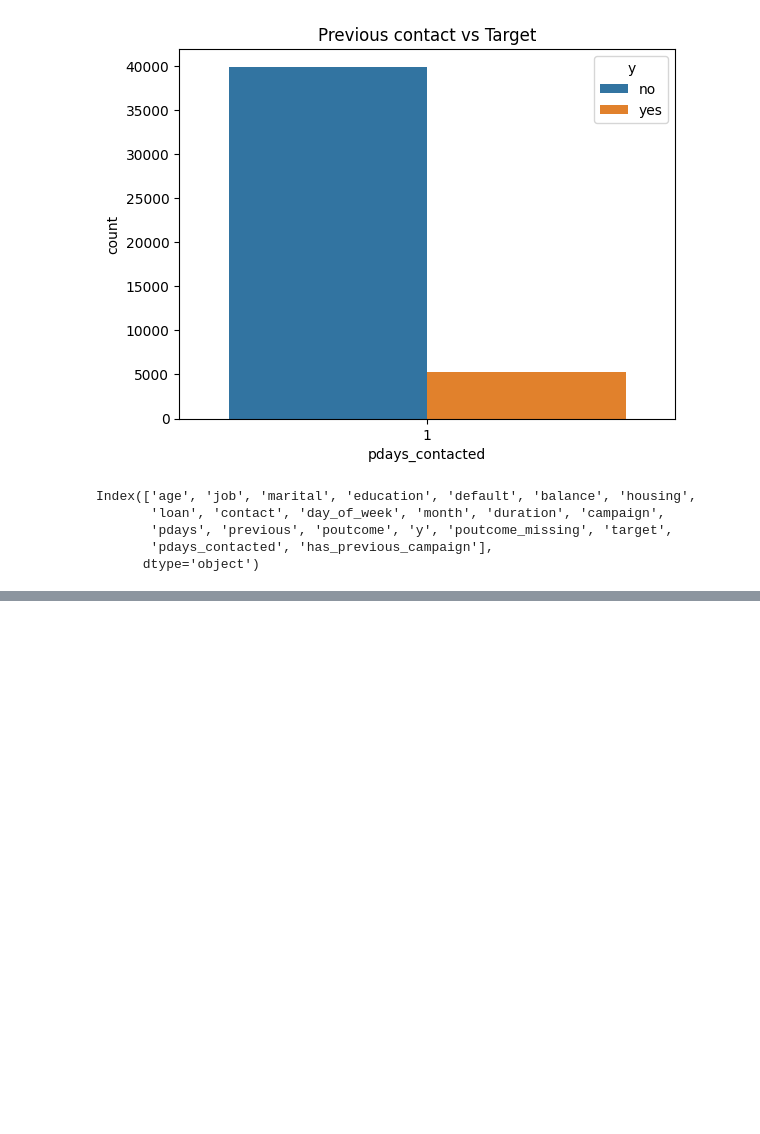
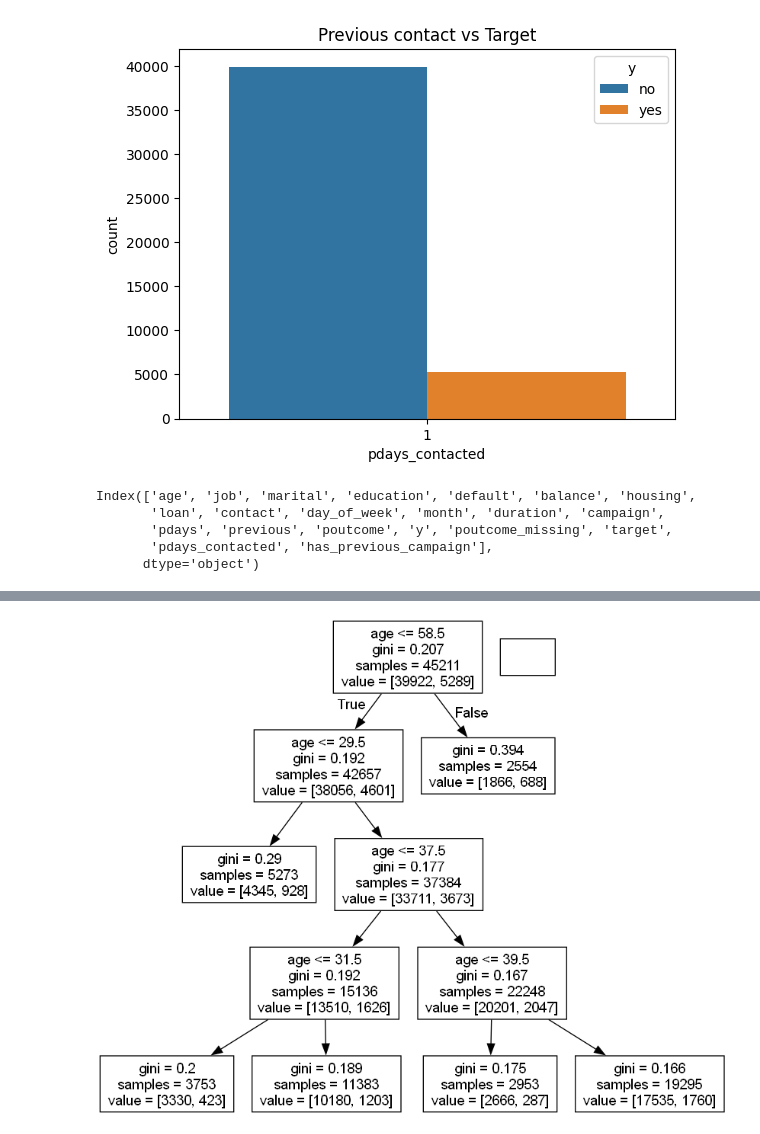
Before and after one commit to NguyenPhanNhatLan/DM, a Jupyter notebook: notebooks/eda.ipynb, the cells around one changed output, grey strips where cells are left out. Saved outputs shown, nothing was run; the diff lists cells and outputs as text; code cells hidden in the pictures; blank space fills up the shorter version.

```diff
--- a/notebooks/eda.ipynb
+++ b/notebooks/eda.ipynb
@@ -353,0 +443,6 @@ Index(['age', 'job', 'marital', 'education', 'default', 'balance', 'housing',
+# %%
+## Biểu diễn cây quyết định
+dcs_tree = tree.export_graphviz(age_tree, out_file = None, feature_names = ['age'])
+graph    = pdp.graph_from_dot_data(dcs_tree)
+Image(graph.create_png())
+# %% [output]
@@ -353,0 +456 @@ Index(['age', 'job', 'marital', 'education', 'default', 'balance', 'housing',
+[figure, added]
```
Also changed, not shown: parts of 18 cells of this notebook.
